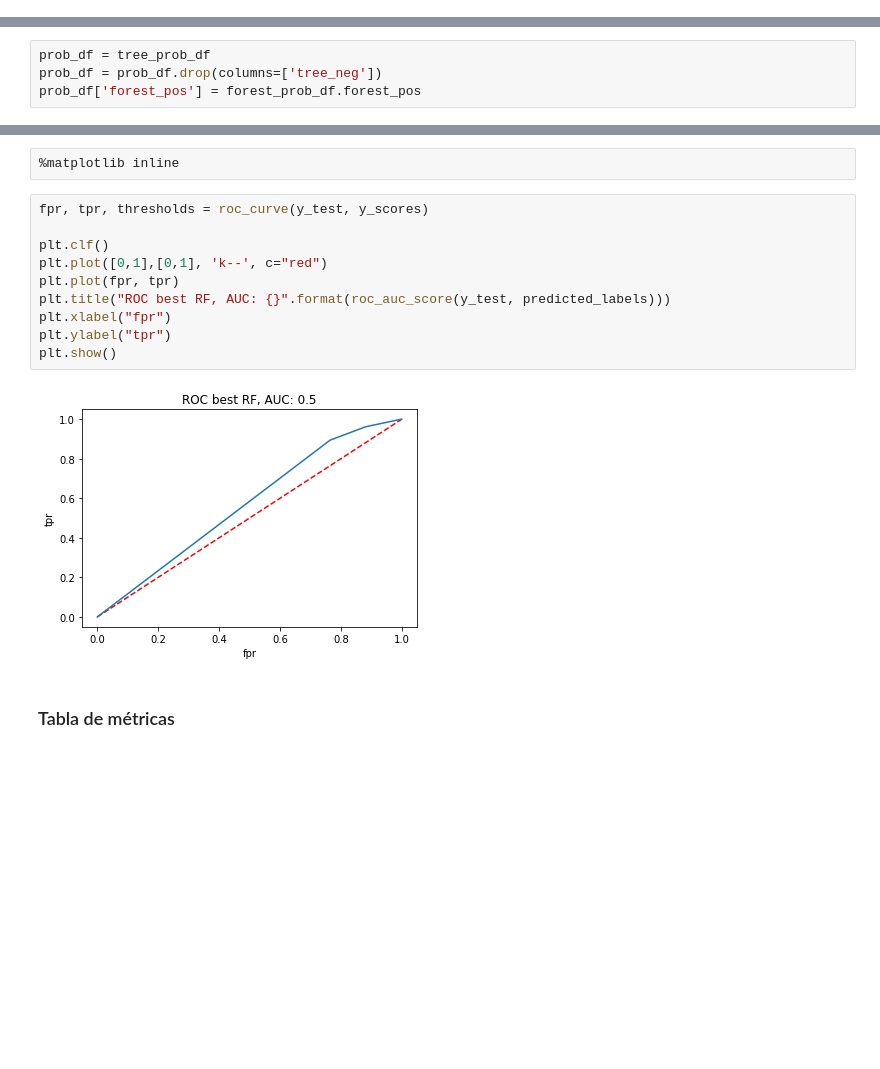
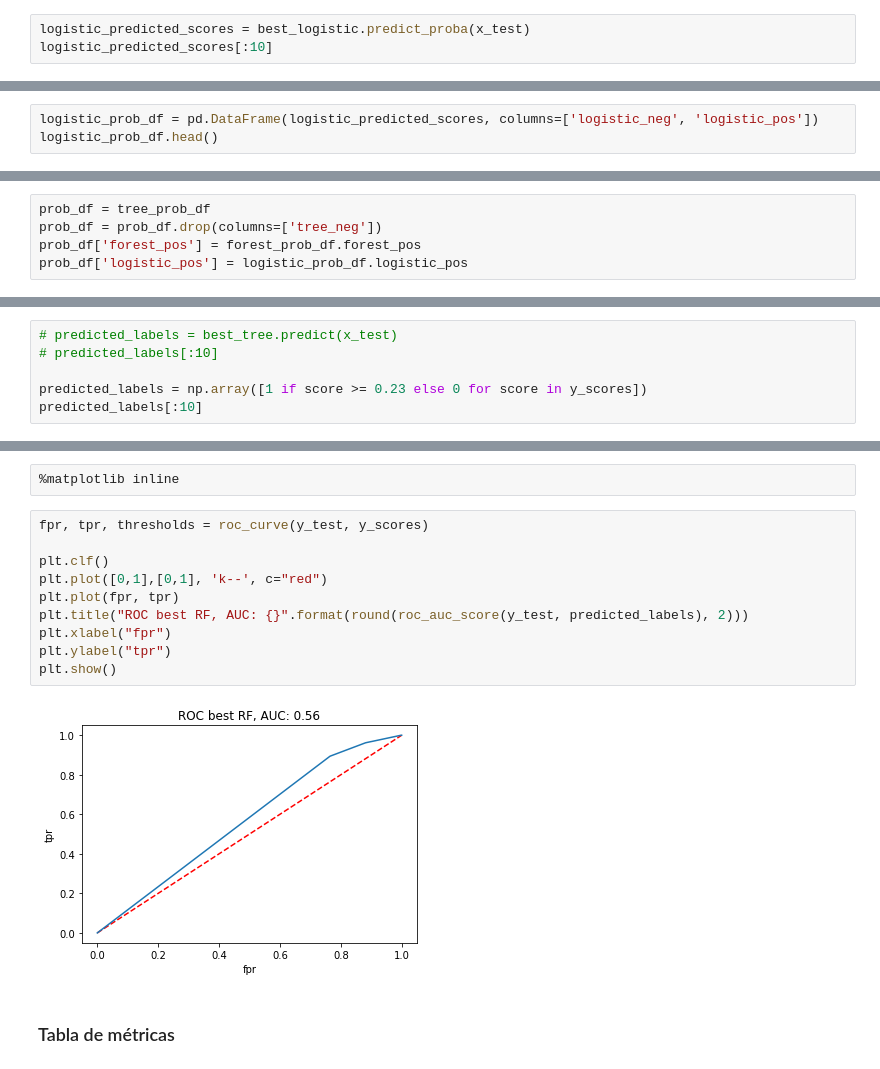
Before and after one commit to rafaelortegar/Proyecto1_IDS_2020, a Jupyter notebook: notebooks/legacy/borrador_jalr_p2.ipynb, the cells around one changed output, grey strips where cells are left out. Cells and saved outputs as stored; diff of their text form; blank space fills up the shorter version.

```diff
--- a/notebooks/legacy/borrador_jalr_p2.ipynb
+++ b/notebooks/legacy/borrador_jalr_p2.ipynb
@@ -333,3 +364,6 @@ array([[0.75349507, 0.24650493],
        [0.75349507, 0.24650493],
        [0.85306976, 0.14693024],
        [0.85306976, 0.14693024]])
+# %%
+logistic_predicted_scores = best_logistic.predict_proba(x_test)
+logistic_predicted_scores[:10]
@@ -353,3 +398,6 @@ forest_prob_df.head()
 | 2 | 0.753495 | 0.246505 |
 | 3 | 0.753495 | 0.246505 |
 | 4 | 0.943770 | 0.056230 |
+# %%
+logistic_prob_df = pd.DataFrame(logistic_predicted_scores, columns=['logistic_neg', 'logistic_pos'])
+logistic_prob_df.head()
@@ -357,6 +412,7 @@ forest_prob_df.head()
 prob_df = tree_prob_df
 prob_df = prob_df.drop(columns=['tree_neg'])
 prob_df['forest_pos'] = forest_prob_df.forest_pos
+prob_df['logistic_pos'] = logistic_prob_df.logistic_pos
 # %%
 prob_df.head()
 # %% [output]
@@ -415,0 +466,6 @@ save_df(best_tree, 'modelo.pkl')
+# %%
+# predicted_labels = best_tree.predict(x_test)
+# predicted_labels[:10]
+
+predicted_labels = np.array([1 if score >= 0.23 else 0 for score in y_scores])
+predicted_labels[:10]
@@ -426,15 +484,15 @@ from sklearn import metrics
 # %%
 fpr, tpr, thresholds = roc_curve(y_test, y_scores)
 
 plt.clf()
 plt.plot([0,1],[0,1], 'k--', c="red")
 plt.plot(fpr, tpr)
-plt.title("ROC best RF, AUC: {}".format(roc_auc_score(y_test, predicted_labels)))
+plt.title("ROC best RF, AUC: {}".format(round(roc_auc_score(y_test, predicted_labels), 2)))
 plt.xlabel("fpr")
 plt.ylabel("tpr")
 plt.show()
 # %% [output]
-[figure, old version]
+[figure, new version]
 # %% [markdown]
 ### Tabla de métricas
 # %%
```
Also changed, not shown: parts of 52 cells of this notebook.
